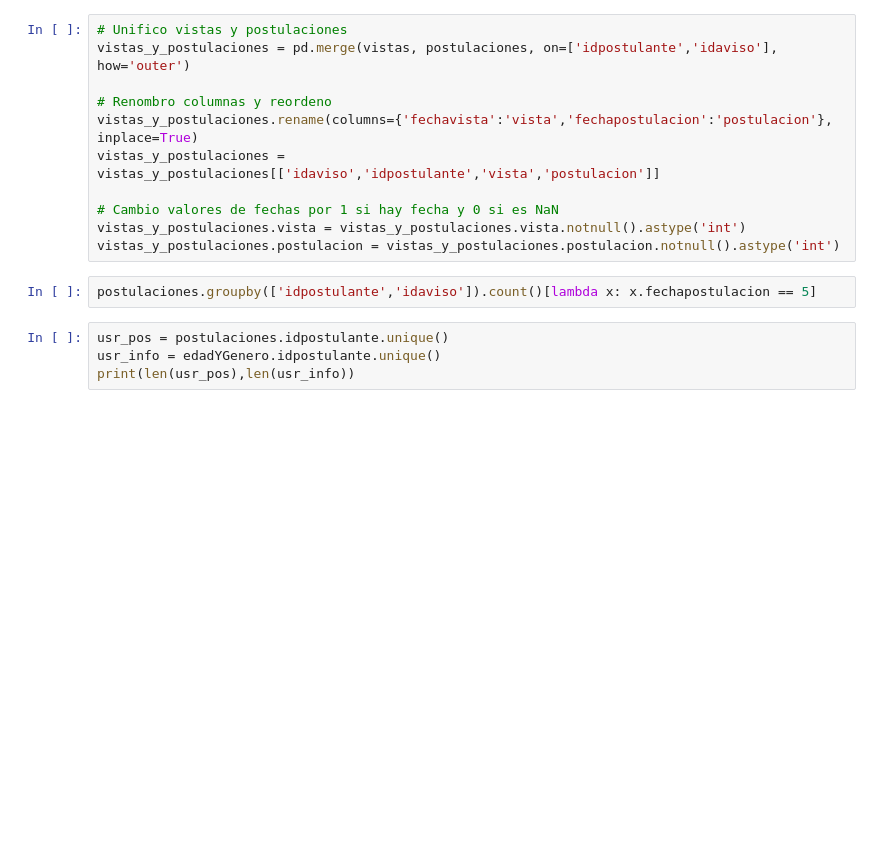
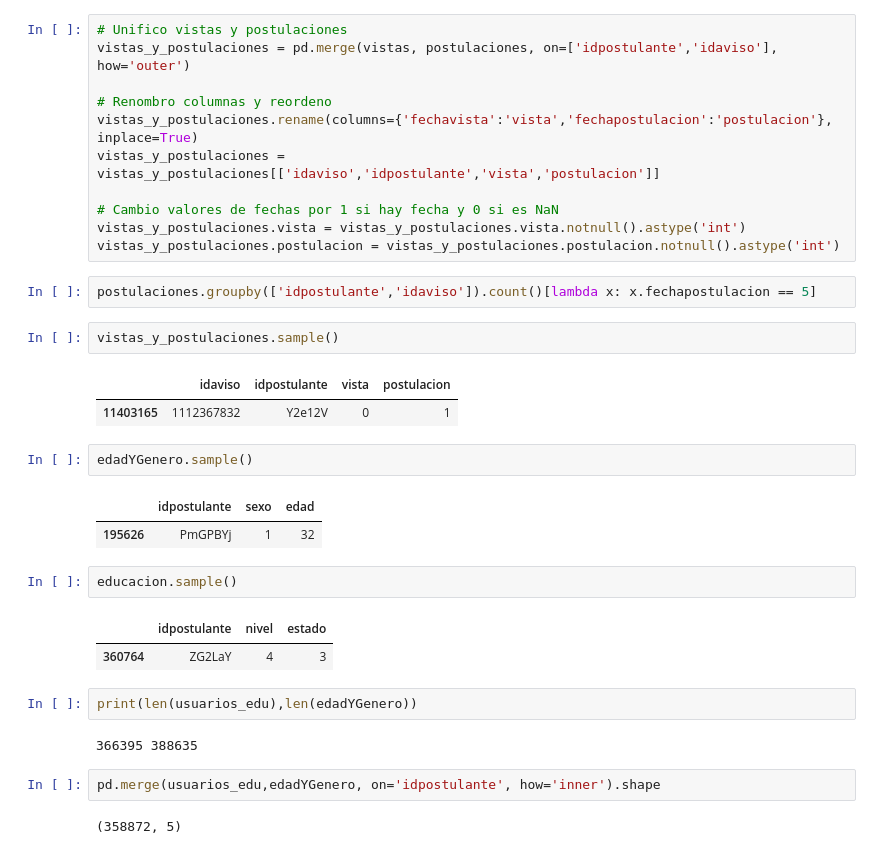
Before and after one commit to tbotalla/Datos1Q2018, a Jupyter notebook: parte2/prep2.ipynb, the cells around one changed output. Drawn from its saved outputs; the diff is of its cells as text; blank space fills up the shorter version.

```diff
--- a/parte2/prep2.ipynb
+++ b/parte2/prep2.ipynb
@@ -562,7 +565,26 @@ vistas_y_postulaciones.vista = vistas_y_postulaciones.vista.notnull().astype('in
 vistas_y_postulaciones.postulacion = vistas_y_postulaciones.postulacion.notnull().astype('int')
 # %%
 postulaciones.groupby(['idpostulante','idaviso']).count()[lambda x: x.fechapostulacion == 5]
-# %%
-usr_pos = postulaciones.idpostulante.unique()
-usr_info = edadYGenero.idpostulante.unique()
-print(len(usr_pos),len(usr_info))
+# %%
+vistas_y_postulaciones.sample()
+# %% [output]
+|  | idaviso | idpostulante | vista | postulacion |
+| 11403165 | 1112367832 | Y2e12V | 0 | 1 |
+# %%
+edadYGenero.sample()
+# %% [output]
+|  | idpostulante | sexo | edad |
+| 195626 | PmGPBYj | 1 | 32 |
+# %%
+educacion.sample()
+# %% [output]
+|  | idpostulante | nivel | estado |
+| 360764 | ZG2LaY | 4 | 3 |
+# %%
+print(len(usuarios_edu),len(edadYGenero))
+# %% [output]
+366395 388635
+# %%
+pd.merge(usuarios_edu,edadYGenero, on='idpostulante', how='inner').shape
+# %% [output]
+(358872, 5)
```
Also changed, not shown: parts of 22 cells of this notebook.
